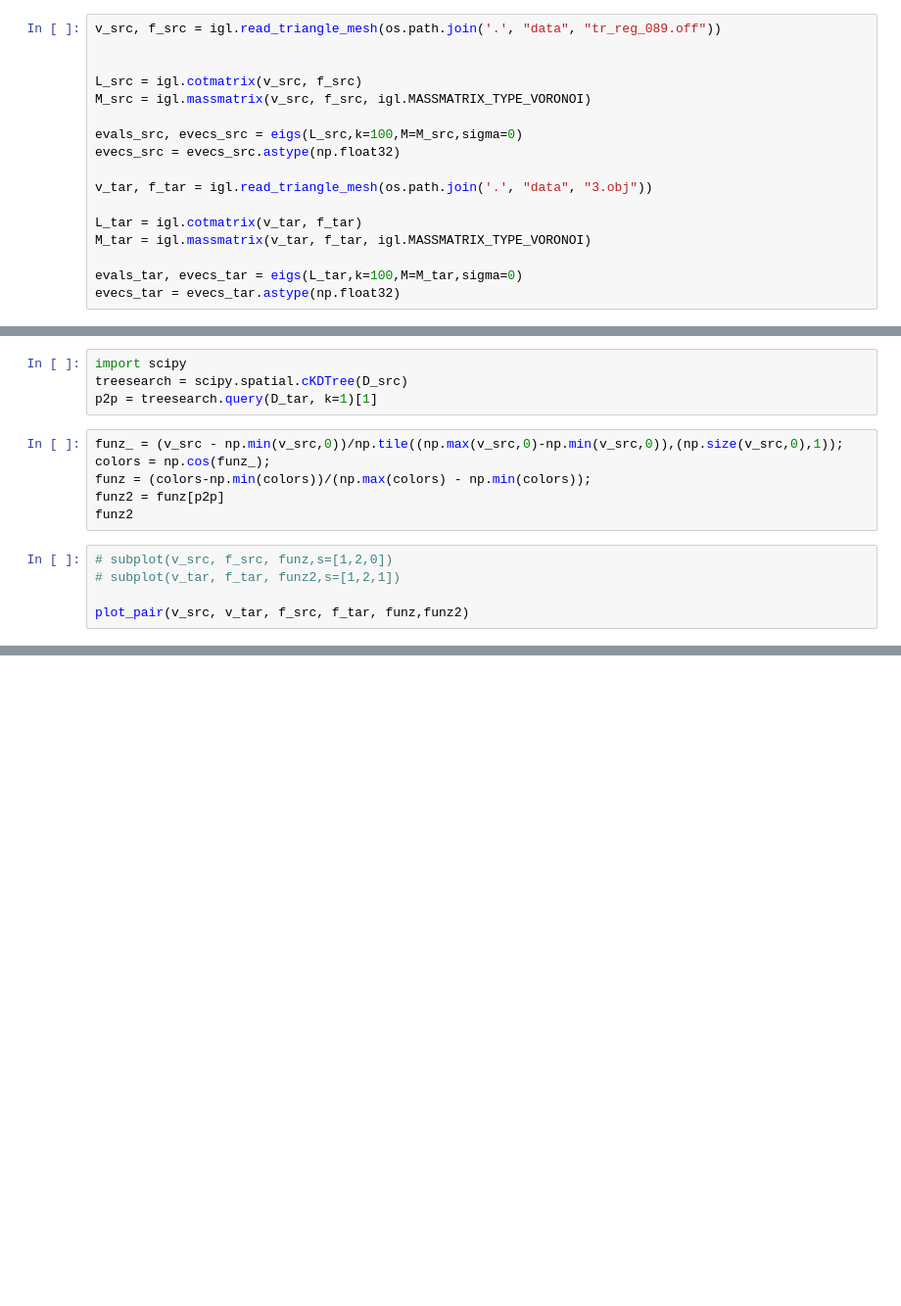
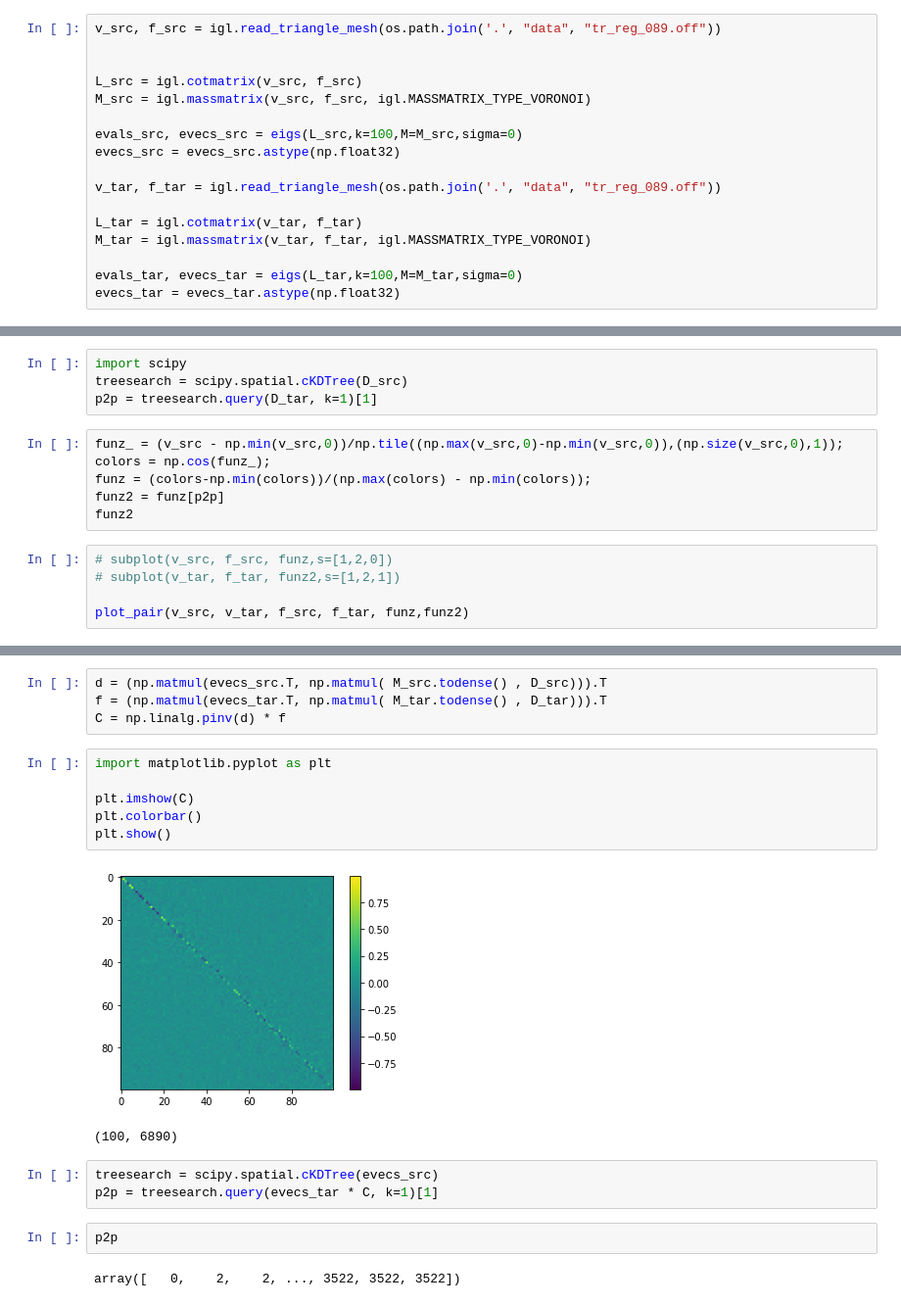
Before and after one commit to riccardomarin/SpectralShapeAnalysis, a Jupyter notebook: Matching.ipynb, the cells around one changed output, grey strips where cells are left out. Shown at 98% size. Saved outputs shown, nothing was run; the diff lists cells and outputs as text; blank space fills up the shorter version.

```diff
--- a/Matching.ipynb
+++ b/Matching.ipynb
@@ -69,7 +96,7 @@ M_src = igl.massmatrix(v_src, f_src, igl.MASSMATRIX_TYPE_VORONOI)
 evals_src, evecs_src = eigs(L_src,k=100,M=M_src,sigma=0)
 evecs_src = evecs_src.astype(np.float32)
 
-v_tar, f_tar = igl.read_triangle_mesh(os.path.join('.', "data", "3.obj"))
+v_tar, f_tar = igl.read_triangle_mesh(os.path.join('.', "data", "tr_reg_089.off"))
 
 L_tar = igl.cotmatrix(v_tar, f_tar)
 M_tar = igl.massmatrix(v_tar, f_tar, igl.MASSMATRIX_TYPE_VORONOI)
@@ -123,0 +183,20 @@ plot_pair(v_src, v_tar, f_src, f_tar, funz,funz2)
+# %%
+d = (np.matmul(evecs_src.T, np.matmul( M_src.todense() , D_src))).T
+f = (np.matmul(evecs_tar.T, np.matmul( M_tar.todense() , D_tar))).T
+C = np.linalg.pinv(d) * f
+# %%
+import matplotlib.pyplot as plt
+
+plt.imshow(C)
+plt.colorbar()
+plt.show()
+# %% [output]
+[figure, added]
+(100, 6890)
+# %%
+treesearch = scipy.spatial.cKDTree(evecs_src)
+p2p = treesearch.query(evecs_tar * C, k=1)[1]
+# %%
+p2p
+# %% [output]
+array([   0,    2,    2, ..., 3522, 3522, 3522])
```
Also changed, not shown: parts of 7 cells of this notebook.
